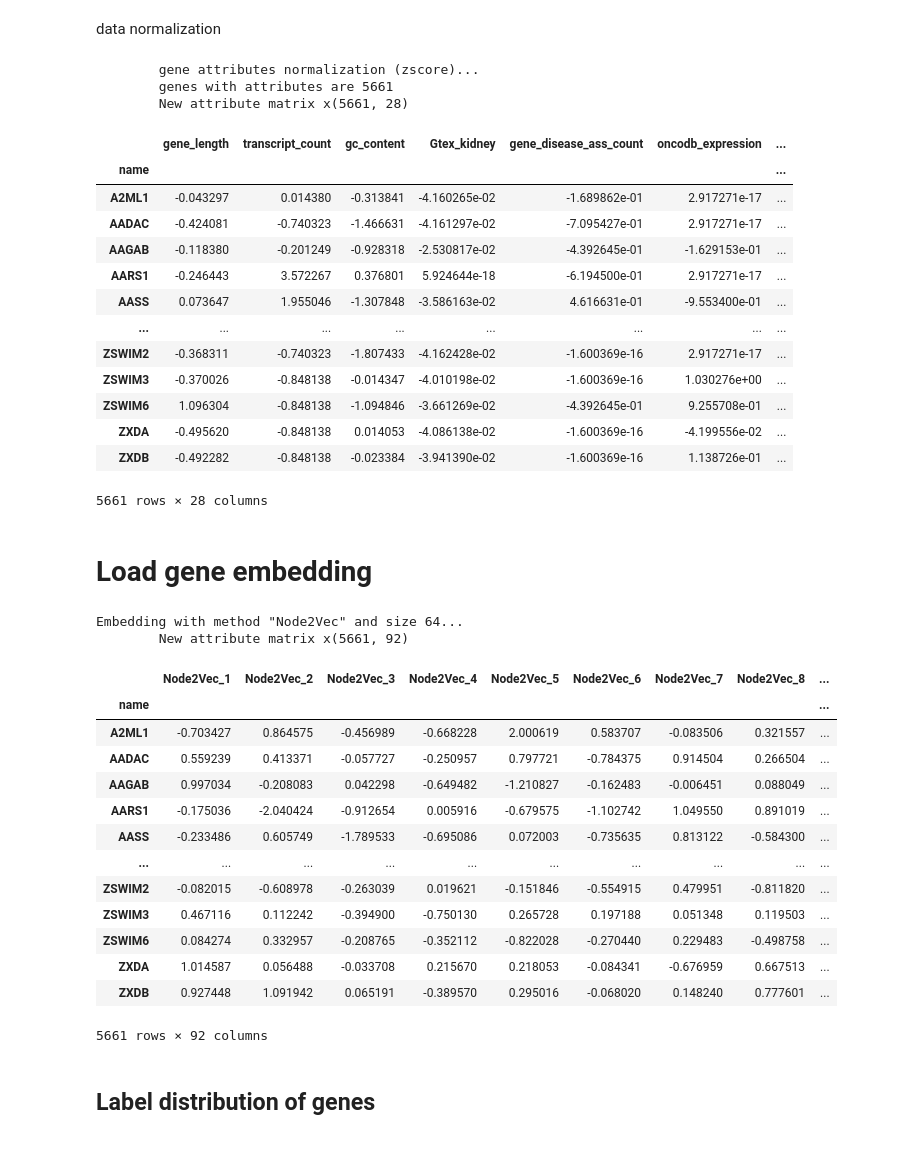
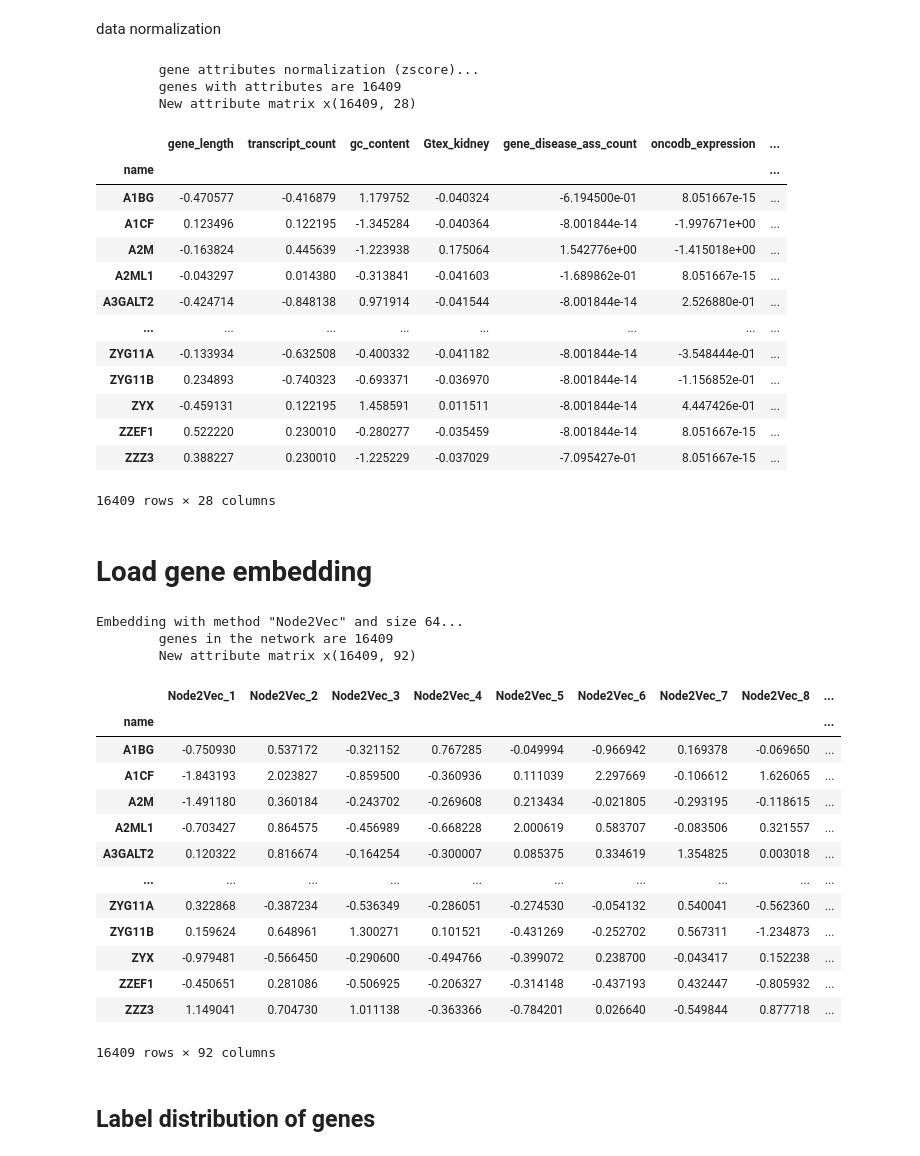
Before and after one commit to giordamaug/BIOMAT2022, a Jupyter notebook: notebooks/BIOMAT2022_workbench_allproblems.ipynb, the cells around one changed output. Saved outputs shown, nothing was run; the diff lists cells and outputs as text; code cells hidden in the pictures.

```diff
--- a/notebooks/BIOMAT2022_workbench_allproblems.ipynb
+++ b/notebooks/BIOMAT2022_workbench_allproblems.ipynb
@@ -65,15 +65,14 @@ classifiers_args = {
 Gene labels are loaded before gene attributes loading.
 The final list of genes `selectedgenes` is the intersection of the subset of genes with attributes and the subset of labelled genes.
 # %%
-#@title  { form-width: "30%" }
-data_dir = "KIDNEY" #@param {type:"string"}
+data_dir = "/Users/maurizio/BIOMAT2022/KIDNEY" #@param {type:"string"}
 label_filename = "node_labels.csv" #@param {type:"string"}
 labelname = "most_freq" #@param {type:"string"}
-problem = "E vs NE" #@param ["E vs NE", "E vs aE vs aNE vs NE", "(E + aE) vs (aNE + NE)", "(E) vs (aNE + NE)", "E vs aNE vs NE"]
+problem = "E vs aE vs (aNE + NE)" #@param ["E vs NE", "E vs aE vs (aNE + NE)", "E  vs Ea vs aNE vs NE", "(E + aE) vs (aNE + NE)", "(E) vs (aNE + NE)"]
 if problem == "E vs NE":
   label_aliases = {}
   exclude_labels = ['aE', 'aNE']
-elif problem == "E vs aE vs aNE vs NE":
+elif problem == "E vs Ea vs aNE vs NE":
   label_aliases = {}
   exclude_labels = []
 elif problem == "(E + aE) vs (aNE + NE)":
@@ -82,21 +81,21 @@ elif problem == "(E + aE) vs (aNE + NE)":
 elif problem == "(E) vs (aNE + NE)":
   label_aliases = {'aNE' : 'aNE + NE', 'NE' : 'aNE + NE'}
   exclude_labels = ['aE']
-elif problem == "E vs aNE vs NE":
-  label_aliases = {}
-  exclude_labels = ['aE']
+elif problem == "E vs aE vs (aNE + NE)":
+  label_aliases = {'aNE' : 'aNE + NE', 'NE' : 'aNE + NE'}
+  exclude_labels = []
 else:
   print(bcolors.FAIL + f'\tWrong problem {problem}!' + bcolors.ENDC)
 label_file = os.path.join(data_dir, "node_labels.csv")
 df_label = pd.read_csv(label_file, sep=',', index_col=0)
-dup = df_label.index.duplicated().sum()     # remove duplicated genes
-if dup > 0:
-    print(bcolors.OKGREEN + f'\tRemoving {dup} duplicated genes...' + bcolors.ENDC)
-    df_label = df_label[~df_label.index.duplicated(keep='first')]
 if labelname in df_label.columns:
     print(bcolors.HEADER + f'Loading label {labelname} from file "{label_file}"...' + bcolors.ENDC)
 else:
     print(bcolors.FAIL + f'FAIL: Label name {labelname} is not in the label file {label_filename}!' + bcolors.ENDC)
+dup = df_label.index.duplicated().sum()
+if dup > 0:
+    print(bcolors.OKGREEN + f'\tRemoving {dup} duplicated genes...' + bcolors.ENDC)
+    df_label = df_label[~df_label.index.duplicated(keep='first')]
 genes = df_label.index.values                                            # get genes with defined labels
 df_label = df_label[df_label[labelname].isin([np.nan] + exclude_labels) == False]                      # drop any row contaning NaN or SC1-SC5 as value
 labels = np.unique(df_label[labelname].values)
@@ -105,7 +104,7 @@ for key,newkey in label_aliases.items():
     if key in labels:
         print(bcolors.OKGREEN + f'\treplacing label {key} with {newkey}' + bcolors.ENDC)
         df_label = df_label.replace(key, newkey)
-
+labels = np.unique(df_label[labelname].values)
 print(bcolors.OKGREEN + f'\tFinal label values in {labels}' + bcolors.ENDC)
 selectedgenes = df_label.index.values
 print(bcolors.OKGREEN + f'\t{len(selectedgenes)} labeled genes over a total of {len(genes)}' + bcolors.ENDC)
@@ -176,54 +177,56 @@ print(bcolors.OKGREEN + f'\tNew attribute matrix x{x.shape}' + bcolors.ENDC)
 x
 # %% [output]
         gene attributes normalization (zscore)...
-        genes with attributes are 5661
-        New attribute matrix x(5661, 28)
+        genes with attributes are 16409
+        New attribute matrix x(16409, 28)
 |  | gene_length | transcript_count | gc_content | Gtex_kidney | gene_disease_ass_count | oncodb_expression | ... |
 | name |  |  |  |  |  |  | ... |
-| A2ML1 | -0.043297 | 0.014380 | -0.313841 | -4.160265e-02 | -1.689862e-01 | 2.917271e-17 | ... |
-| AADAC | -0.424081 | -0.740323 | -1.466631 | -4.161297e-02 | -7.095427e-01 | 2.917271e-17 | ... |
-| AAGAB | -0.118380 | -0.201249 | -0.928318 | -2.530817e-02 | -4.392645e-01 | -1.629153e-01 | ... |
-| AARS1 | -0.246443 | 3.572267 | 0.376801 | 5.924644e-18 | -6.194500e-01 | 2.917271e-17 | ... |
-| AASS | 0.073647 | 1.955046 | -1.307848 | -3.586163e-02 | 4.616631e-01 | -9.553400e-01 | ... |
+| A1BG | -0.470577 | -0.416879 | 1.179752 | -0.040324 | -6.194500e-01 | 8.051667e-15 | ... |
+| A1CF | 0.123496 | 0.122195 | -1.345284 | -0.040364 | -8.001844e-14 | -1.997671e+00 | ... |
+| A2M | -0.163824 | 0.445639 | -1.223938 | 0.175064 | 1.542776e+00 | -1.415018e+00 | ... |
+| A2ML1 | -0.043297 | 0.014380 | -0.313841 | -0.041603 | -1.689862e-01 | 8.051667e-15 | ... |
+| A3GALT2 | -0.424714 | -0.848138 | 0.971914 | -0.041544 | -8.001844e-14 | 2.526880e-01 | ... |
 | ... | ... | ... | ... | ... | ... | ... | ... |
-| ZSWIM2 | -0.368311 | -0.740323 | -1.807433 | -4.162428e-02 | -1.600369e-16 | 2.917271e-17 | ... |
-| ZSWIM3 | -0.370026 | -0.848138 | -0.014347 | -4.010198e-02 | -1.600369e-16 | 1.030276e+00 | ... |
-| ZSWIM6 | 1.096304 | -0.848138 | -1.094846 | -3.661269e-02 | -4.392645e-01 | 9.255708e-01 | ... |
-| ZXDA | -0.495620 | -0.848138 | 0.014053 | -4.086138e-02 | -1.600369e-16 | -4.199556e-02 | ... |
-| ZXDB | -0.492282 | -0.848138 | -0.023384 | -3.941390e-02 | -1.600369e-16 | 1.138726e-01 | ... |
+| ZYG11A | -0.133934 | -0.632508 | -0.400332 | -0.041182 | -8.001844e-14 | -3.548444e-01 | ... |
+| ZYG11B | 0.234893 | -0.740323 | -0.693371 | -0.036970 | -8.001844e-14 | -1.156852e-01 | ... |
+| ZYX | -0.459131 | 0.122195 | 1.458591 | 0.011511 | -8.001844e-14 | 4.447426e-01 | ... |
+| ZZEF1 | 0.522220 | 0.230010 | -0.280277 | -0.035459 | -8.001844e-14 | 8.051667e-15 | ... |
+| ZZZ3 | 0.388227 | 0.230010 | -1.225229 | -0.037029 | -7.095427e-01 | 8.051667e-15 | ... |
-5661 rows × 28 columns
+16409 rows × 28 columns
 # %% [markdown]
 # Load gene embedding
 # %%
 embed_dir = os.path.join(data_dir, "embeddings")
 embedder = "Node2Vec" #@param ["Node2Vec", "GLEE", "DeepWalk"]
 embedsize = 64 #@param {type:"slider", min:32, max:128, step:32}
 print(bcolors.HEADER + f'Embedding with method "{embedder}" and size {embedsize}...' + bcolors.ENDC)
 embedfilename = os.path.join(embed_dir,f'PPI_{embedder}_{embedsize}.csv')
 embedding_df = pd.read_csv(embedfilename, index_col=0)
 dup = embedding_df.index.duplicated().sum()
 if dup > 0:
     print(bcolors.OKGREEN + f'\tRemoving {dup} duplicated genes...' + bcolors.ENDC)
     embedding_df = embedding_df[~embedding_df.index.duplicated(keep='first')]
-embedding_df = embedding_df.loc[selectedgenes]
-#print(embedding_df)                                     # keep only embeddings of selected genes (those with labels)
-x = pd.concat([embedding_df, x], axis=1)
+selectedgenes = intersection(selectedgenes, embedding_df.index.to_list())
+print(bcolors.OKGREEN + f'\tgenes in the network are {len(selectedgenes)}' + bcolors.ENDC)
+embedding_df = embedding_df.loc[selectedgenes]                                     # keep only embeddings of selected genes (those with labels)
+x = embedding_df if x.empty else pd.concat([embedding_df, x], axis=1)
 print(bcolors.OKGREEN + f'\tNew attribute matrix x{x.shape}' + bcolors.ENDC)
 x
 # %% [output]
 Embedding with method "Node2Vec" and size 64...
-        New attribute matrix x(5661, 92)
+        genes in the network are 16409
+        New attribute matrix x(16409, 92)
 |  | Node2Vec_1 | Node2Vec_2 | Node2Vec_3 | Node2Vec_4 | Node2Vec_5 | Node2Vec_6 | Node2Vec_7 | Node2Vec_8 | ... |
 | name |  |  |  |  |  |  |  |  | ... |
+| A1BG | -0.750930 | 0.537172 | -0.321152 | 0.767285 | -0.049994 | -0.966942 | 0.169378 | -0.069650 | ... |
+| A1CF | -1.843193 | 2.023827 | -0.859500 | -0.360936 | 0.111039 | 2.297669 | -0.106612 | 1.626065 | ... |
+| A2M | -1.491180 | 0.360184 | -0.243702 | -0.269608 | 0.213434 | -0.021805 | -0.293195 | -0.118615 | ... |
 | A2ML1 | -0.703427 | 0.864575 | -0.456989 | -0.668228 | 2.000619 | 0.583707 | -0.083506 | 0.321557 | ... |
-| AADAC | 0.559239 | 0.413371 | -0.057727 | -0.250957 | 0.797721 | -0.784375 | 0.914504 | 0.266504 | ... |
-| AAGAB | 0.997034 | -0.208083 | 0.042298 | -0.649482 | -1.210827 | -0.162483 | -0.006451 | 0.088049 | ... |
-| AARS1 | -0.175036 | -2.040424 | -0.912654 | 0.005916 | -0.679575 | -1.102742 | 1.049550 | 0.891019 | ... |
-| AASS | -0.233486 | 0.605749 | -1.789533 | -0.695086 | 0.072003 | -0.735635 | 0.813122 | -0.584300 | ... |
+| A3GALT2 | 0.120322 | 0.816674 | -0.164254 | -0.300007 | 0.085375 | 0.334619 | 1.354825 | 0.003018 | ... |
 | ... | ... | ... | ... | ... | ... | ... | ... | ... | ... |
-| ZSWIM2 | -0.082015 | -0.608978 | -0.263039 | 0.019621 | -0.151846 | -0.554915 | 0.479951 | -0.811820 | ... |
-| ZSWIM3 | 0.467116 | 0.112242 | -0.394900 | -0.750130 | 0.265728 | 0.197188 | 0.051348 | 0.119503 | ... |
-| ZSWIM6 | 0.084274 | 0.332957 | -0.208765 | -0.352112 | -0.822028 | -0.270440 | 0.229483 | -0.498758 | ... |
-| ZXDA | 1.014587 | 0.056488 | -0.033708 | 0.215670 | 0.218053 | -0.084341 | -0.676959 | 0.667513 | ... |
-| ZXDB | 0.927448 | 1.091942 | 0.065191 | -0.389570 | 0.295016 | -0.068020 | 0.148240 | 0.777601 | ... |
+| ZYG11A | 0.322868 | -0.387234 | -0.536349 | -0.286051 | -0.274530 | -0.054132 | 0.540041 | -0.562360 | ... |
+| ZYG11B | 0.159624 | 0.648961 | 1.300271 | 0.101521 | -0.431269 | -0.252702 | 0.567311 | -1.234873 | ... |
+| ZYX | -0.979481 | -0.566450 | -0.290600 | -0.494766 | -0.399072 | 0.238700 | -0.043417 | 0.152238 | ... |
+| ZZEF1 | -0.450651 | 0.281086 | -0.506925 | -0.206327 | -0.314148 | -0.437193 | 0.432447 | -0.805932 | ... |
+| ZZZ3 | 1.149041 | 0.704730 | 1.011138 | -0.363366 | -0.784201 | 0.026640 | -0.549844 | 0.877718 | ... |
-5661 rows × 92 columns
+16409 rows × 92 columns
```
Also changed, not shown: parts of 6 cells of this notebook.
